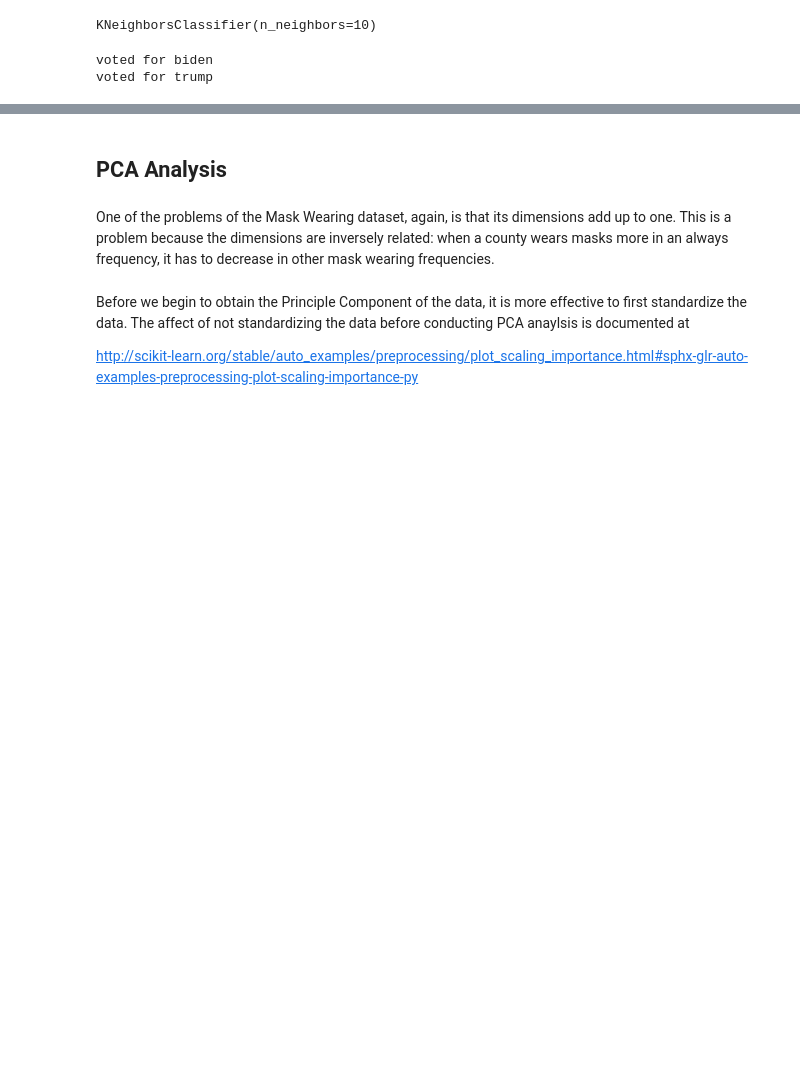
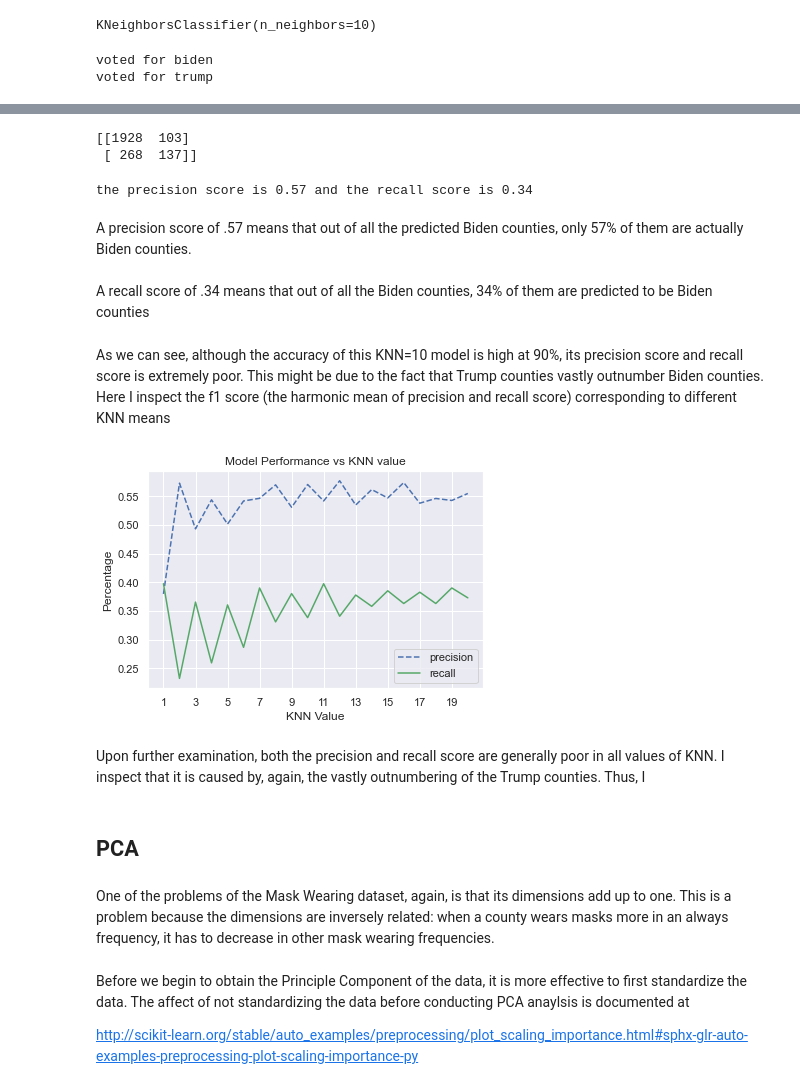
Before and after one commit to waychang626/MaskTracking, a Jupyter notebook: Mask Analysis .ipynb, the cells around one changed output, grey strips where cells are left out. Cells and saved outputs as stored; diff of their text form; code cells hidden in the pictures; blank space fills up the shorter version.

Commit message:
added model eval

```diff
--- a/Mask Analysis .ipynb
+++ b/Mask Analysis .ipynb
@@ -347,5 +353,49 @@ voted for trump
+# %%
+## obtaining the confusion matrix
+y_train_pred = cross_val_predict(model, X_train_biden, y_train_biden, cv = 3)
+
+cm = confusion_matrix(y_train_biden, y_train_pred)
+
+print(cm)
+# %% [output]
+[[1928  103]
+ [ 268  137]]
+# %%
+## getting the recall and precision rate
+print('the precision score is {:.2f} and the recall score is {:.2f}'.format(precision_score(y_train_biden, y_train_pred), recall_score(y_train_biden, y_train_pred)))
+# %% [output]
+the precision score is 0.57 and the recall score is 0.34
+# %% [markdown]
+A precision score of .57 means that out of all the predicted Biden counties, only 57% of them are actually Biden counties.
+<br>
+A recall score of .34 means that out of all the Biden counties, 34% of them are predicted to be Biden counties
+# %% [markdown]
+As we can see, although the accuracy of this KNN=10 model is high at 90%, its precision score and recall score is extremely poor. This might be due to the fact that Trump counties vastly outnumber Biden counties. Here I inspect the f1 score (the harmonic mean of precision and recall score) corresponding to different KNN means
+# %%
+KNN = np.linspace(1,20,20).astype(int)
+precision = []
+recall = []
+for knn in KNN:
+    model = KNeighborsClassifier(n_neighbors = knn)
+    model.fit(X_train_biden, y_train_biden)
+    y_train_pred = cross_val_predict(model, X_train_biden, y_train_biden, cv = 3)
+    precision.append(precision_score(y_train_biden, y_train_pred))
+    recall.append(recall_score(y_train_biden, y_train_pred))
+# %%
+plt.plot(KNN, precision, 'b--', label = 'precision')
+plt.plot(KNN, recall, 'g-', label='recall')
+plt.legend()
+plt.xlabel('KNN Value')
+plt.ylabel('Percentage')
+plt.title('Model Performance vs KNN value')
+plt.xticks(np.arange(1,20, 2))
+plt.show()
+# %% [output]
+[figure, added]
+# %% [markdown]
+Upon further examination, both the precision and recall score are generally poor in all values of KNN. I inspect that it is caused by, again, the vastly outnumbering of the Trump counties. Thus, I
 # %% [markdown]
-## PCA Analysis
+## PCA
 # %% [markdown]
 One of the problems of the Mask Wearing dataset, again, is that its dimensions add up to one. This is a problem because the dimensions are inversely related: when a county wears masks more in an always frequency, it has to decrease in other mask wearing frequencies.
 # %%
```
Also changed, not shown: parts of 3 cells of this notebook.
